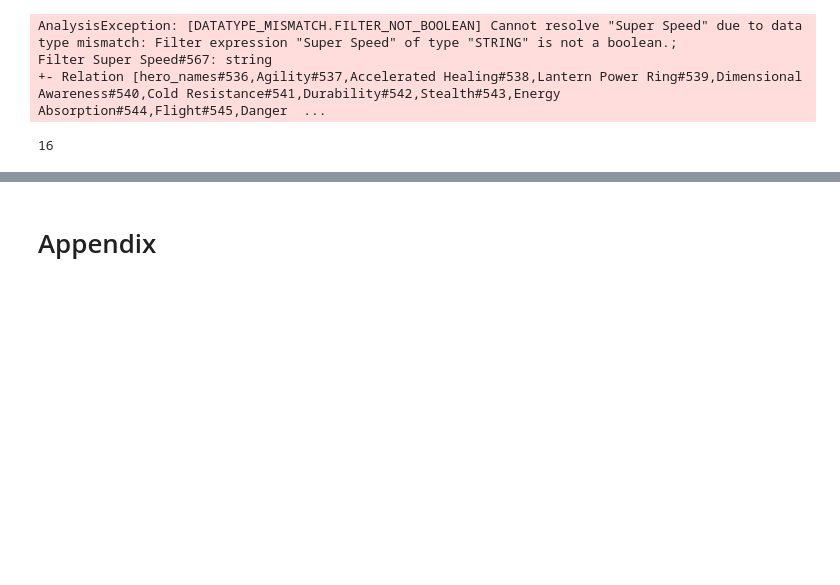
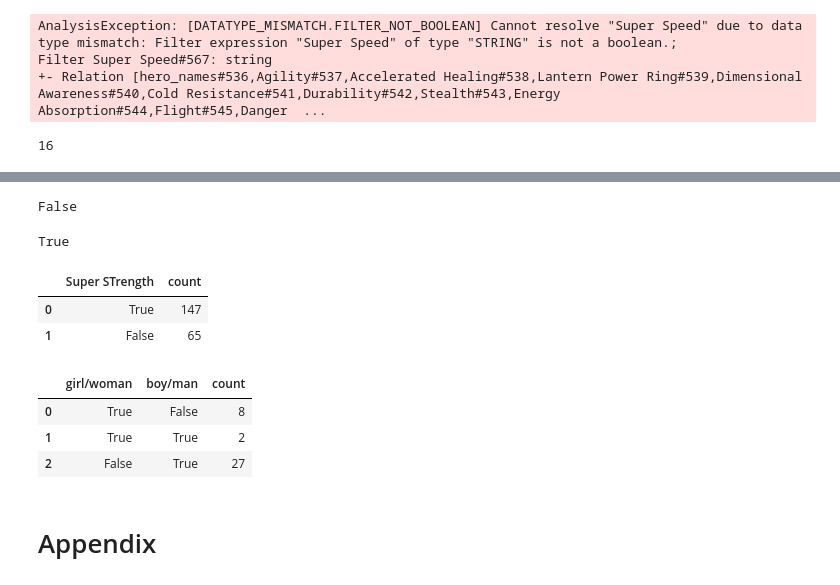
Before and after one commit to nicolebraun310/DSCI326_module_5_intro_to_ML_in_Python, a Jupyter notebook: 6_2_intro_to_pyspark_dataframes.ipynb, the cells around one changed output, grey strips where cells are left out. Cells and saved outputs as stored; diff of their text form; code cells hidden in the pictures; blank space fills up the shorter version.

```diff
--- a/6_2_intro_to_pyspark_dataframes.ipynb
+++ b/6_2_intro_to_pyspark_dataframes.ipynb
@@ -569,3 +575,40 @@ Filter Super Speed#567: string
+# %%
+(ans3a :=
+ (95/(90 + 147) > 0.5)
+ )
+# %% [output]
+False
+# %%
+(ans3b :=
+ (95/95+147 > 31/(31+394))
+ )
+# %% [output]
+True
+# %%
+(powers
+ .where(col('Flight'))
+ .groupby('Super STrength')
+ .count()
+ ).toPandas()
+# %% [output]
+|  | Super STrength | count |
+| 0 | True | 147 |
+| 1 | False | 65 |
+# %%
+(
+powers
+ .select('hero_names')
+ .withColumn('girl/woman', col('hero_names').like('%girl%') | col('hero_names').like('%woman%'))
+ .withColumn('boy/man', col('hero_names').like('%boy%') | col('hero_names').like('%man%'))
+ .where(col('girl/woman') | col('boy/man'))
+ .groupby('girl/woman', 'boy/man')
+ .count()
+).toPandas()
+# %% [output]
+|  | girl/woman | boy/man | count |
+| 0 | True | False | 8 |
+| 1 | True | True | 2 |
+| 2 | False | True | 27 |
 # %% [markdown]
 # Appendix
 # %% [markdown]
```
Also changed, not shown: parts of 5 cells of this notebook.
